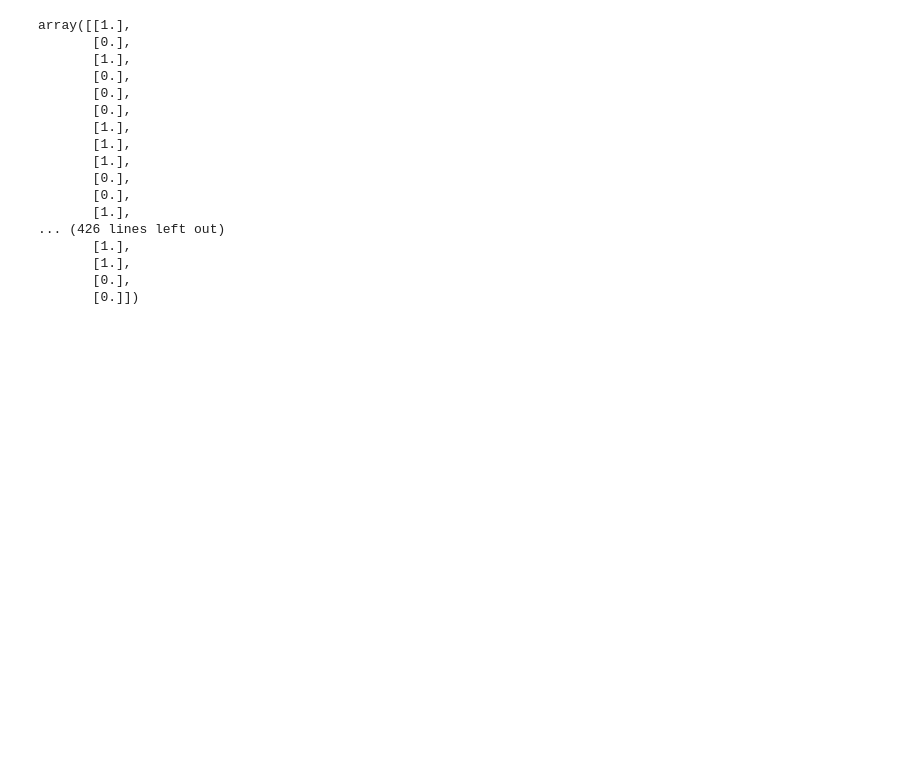
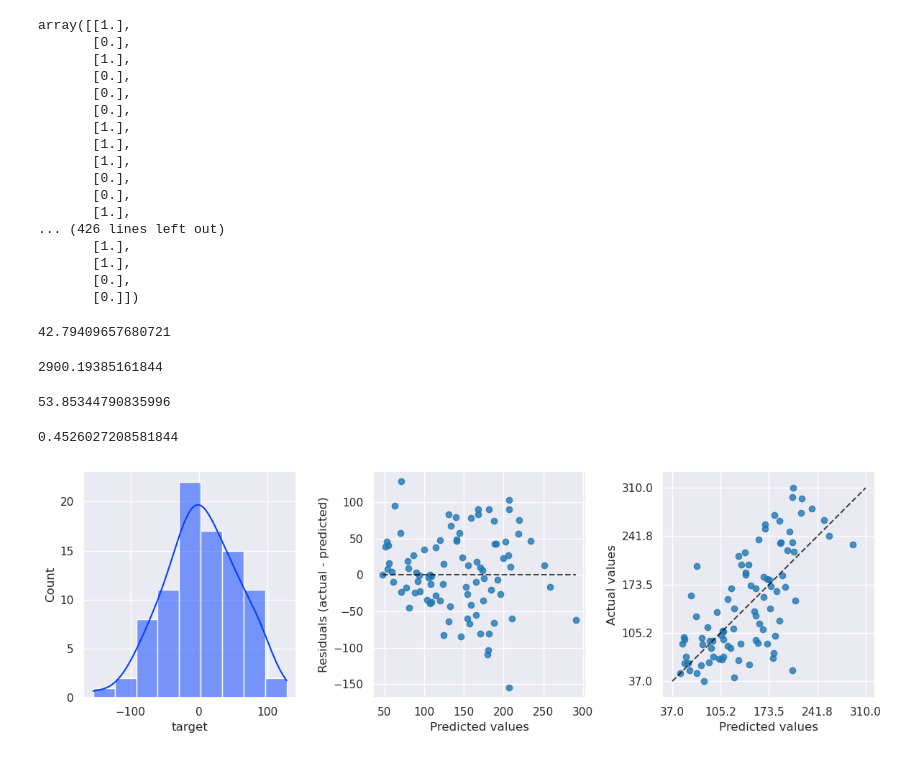
Before and after one commit to PauloViniciusR/Modelos_regressao, a Jupyter notebook: notebooks/05_one_hot_parte_01_inicio.ipynb, the cells around one changed output. Drawn from its saved outputs; the diff is of its cells as text; code cells hidden in the pictures; blank space fills up the shorter version.

```diff
--- a/notebooks/05_one_hot_parte_01_inicio.ipynb
+++ b/notebooks/05_one_hot_parte_01_inicio.ipynb
@@ -262,3 +262,25 @@ array([[1.],
        [1.],
        [0.],
        [0.]])
+# %%
+y_pred = pipeline.predict(X_test)
+# %%
+mean_absolute_error(y_test, y_pred)
+# %% [output]
+42.79409657680721
+# %%
+mean_squared_error(y_test, y_pred)
+# %% [output]
+2900.19385161844
+# %%
+root_mean_squared_error(y_test, y_pred)
+# %% [output]
+53.85344790835996
+# %%
+r2_score(y_test, y_pred)
+# %% [output]
+0.4526027208581844
+# %%
+plot_residuos(y_test, y_pred)
+# %% [output]
+[figure, added]
```
Also changed, not shown: 2 other files.
